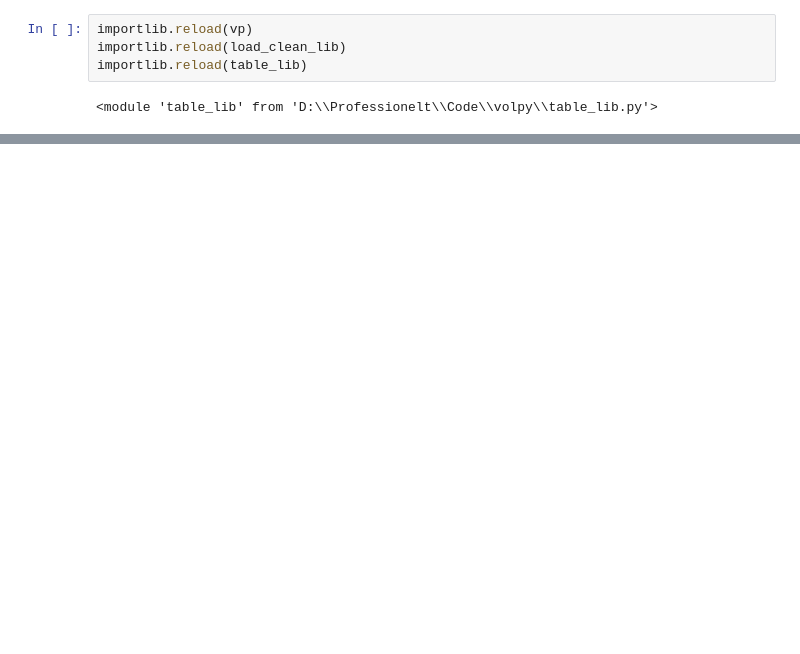
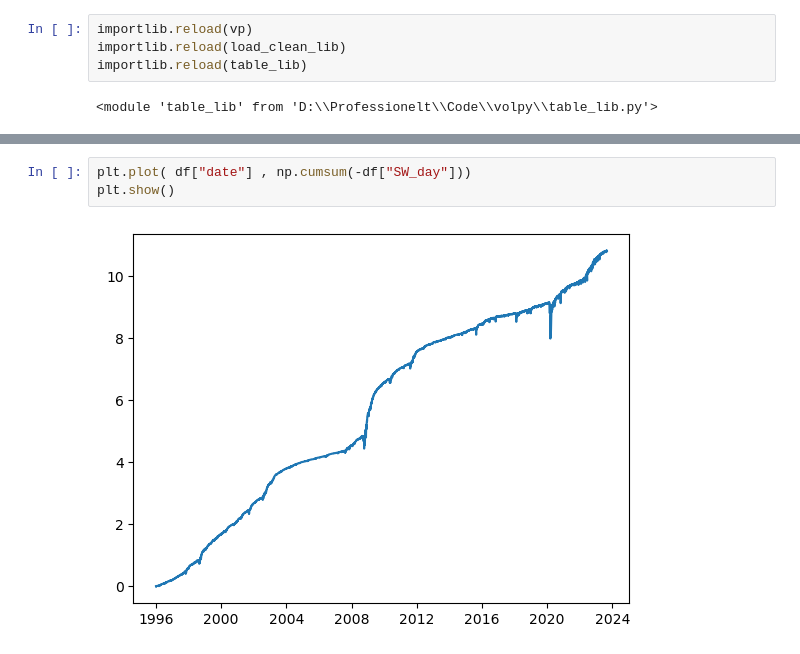
Before and after one commit to MadsHebsgaard/volpy, a Jupyter notebook: Mads work.ipynb, the cells around one changed output, grey strips where cells are left out. Drawn from its saved outputs; the diff is of its cells as text; blank space fills up the shorter version.

```diff
--- a/Mads work.ipynb
+++ b/Mads work.ipynb
@@ -38,0 +186,5 @@ summary_dly_df = summary_dly_df.reset_index()
+# %%
+plt.plot( df["date"] , np.cumsum(-df["SW_day"]))
+plt.show()
+# %% [output]
+[figure, added]
```
Also changed, not shown: parts of 42 cells of this notebook, 5 other files.
